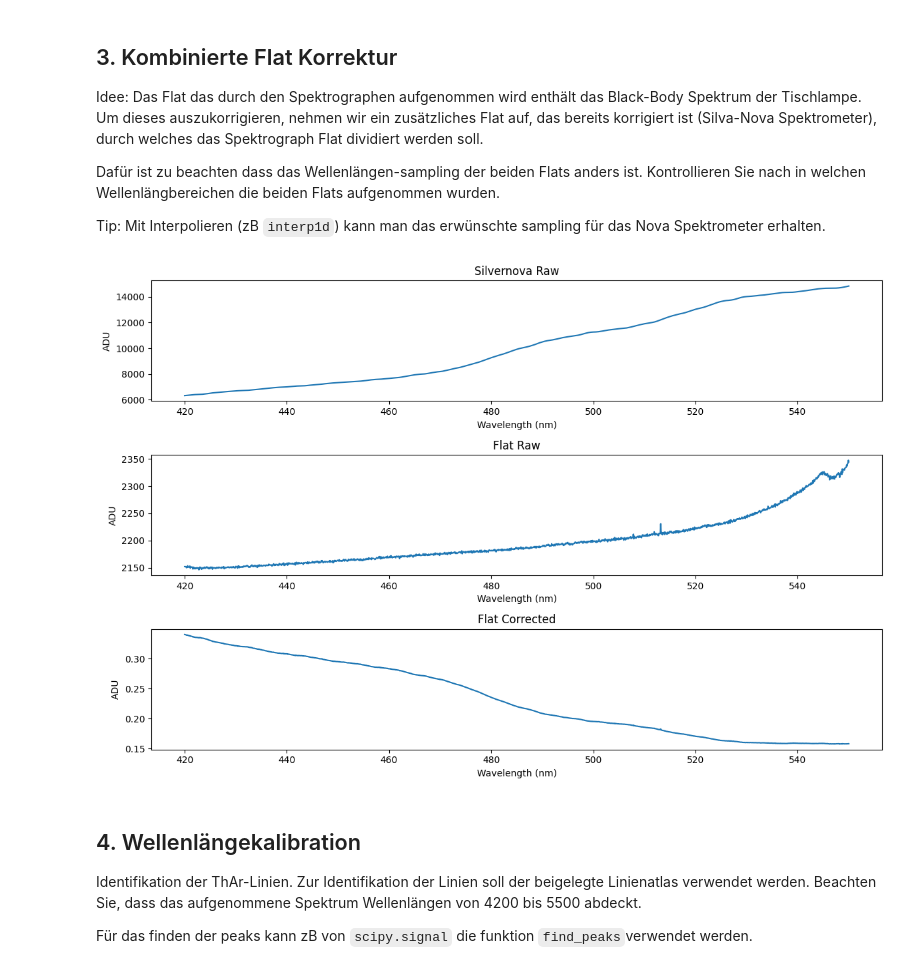
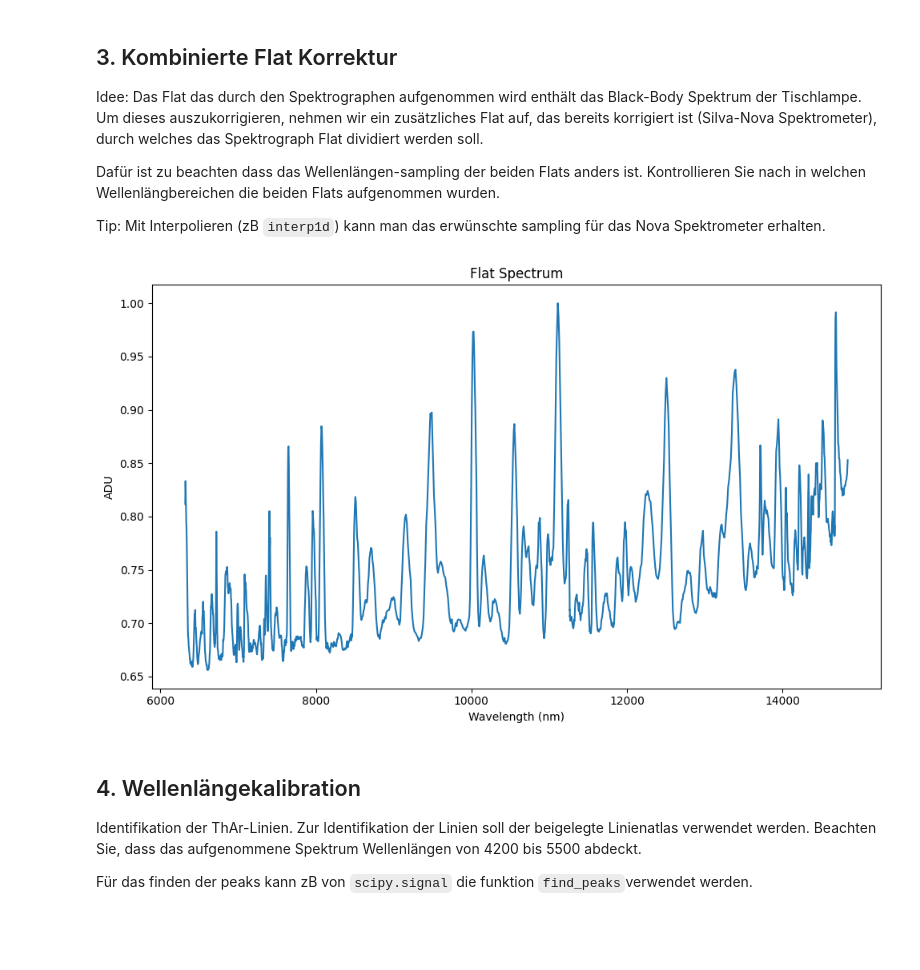
Before and after one commit to B0whunt3r21/AstroPrak, a Jupyter notebook: SolarSpectrum/Auswertungshilfe.ipynb, the cells around one changed output. Saved outputs shown, nothing was run; the diff lists cells and outputs as text; code cells hidden in the pictures; blank space fills up the shorter version.

```diff
--- a/SolarSpectrum/Auswertungshilfe.ipynb
+++ b/SolarSpectrum/Auswertungshilfe.ipynb
@@ -97,16 +98,21 @@ cutoutFilter_I = Filters['Filter'][1][780:990, 350:410]
 filterI = np.nanmedian(cutoutFilter_I, axis=0)
 
 #Cutout Spectra
-cutoutSunSpect = sunThArFrame[350:410, :]
+cutoutSunSpect = sunThArFrame[420:550, :]
 sunSpect = np.nanmedian(cutoutSunSpect, axis=0)
-cutoutThArSpect = sunThArFrame[510:570, :]
+cutoutThArSpect = sunThArFrame[600:670, :]
 ThArSpect = np.nanmedian(cutoutThArSpect, axis=0)
-cutoutFlatSpect = flatFrame[350:410, :]
+cutoutFlatSpect = flatFrame[420:550, :]
 flatSpect = np.nanmedian(cutoutFlatSpect, axis=0)
 
 
 '''# Speichern als FITS-Tabelle
-from astropy.table import Table
-table = Table(data=[np.arange(len(spectrum_flat)), spectrum_flat], names=["Pixel", "Flux (ADU)"])
-table.write("/path/to/table.fits")'''
+table = Table(data=[np.arange(len(biasFrame)), biasFrame], names=["Pixel", "Flux (ADU)"])
+table.write(ROOT+PATH+"biasStack.fits")
+table = Table(data=[np.arange(len(darkFrame)), darkFrame], names=["Pixel", "Flux (ADU)"])
+table.write(ROOT+PATH+"darkStack.fits")
+table = Table(data=[np.arange(len(flatFrame)), flatFrame], names=["Pixel", "Flux (ADU)"])
+table.write(ROOT+PATH+"flatStack.fits")
+table = Table(data=[np.arange(len(sunThArFrame)), sunThArFrame], names=["Pixel", "Flux (ADU)"])
+table.write(ROOT+PATH+"sunThArStack.fits")'''
 # %% [output]
@@ -122,33 +128,24 @@ Tip: Mit Interpolieren (zB `interp1d`) kann man das erwünschte sampling für da
 # %%
 refFlat = pd.read_csv(ROOT+PATH+"silvernova.SSM", delim_whitespace=True, names=['Wavelength', 'ADU'], skiprows=1)
 refFlat = refFlat.loc[(420 <= refFlat['Wavelength']) & (refFlat['Wavelength'] <= 550), ['Wavelength', 'ADU']]
 
-#h = (flatSpect.max()-flatSpect.min())/(len(flatSpect)-1)
 xAxis = np.linspace(420, 550, len(flatSpect))
 
+flatSpectNorm = np.divide(flatSpect, np.max(flatSpect))
+
 refInterpol = interp1d(refFlat['Wavelength'], refFlat['ADU'])
-flatCorrected = np.divide(flatSpect, refInterpol(xAxis))
+flatInterp = refInterpol(xAxis)
 
-fig, ax = plt.subplots(3, 1, figsize=(12, 8))
-ax[0].plot(refFlat['Wavelength'], refFlat['ADU'])
-ax[0].set_xlabel('Wavelength (nm)')
-ax[0].set_ylabel('ADU')
-ax[0].set_title('Silvernova Raw')
-
-ax[1].plot(xAxis, flatSpect)
-ax[1].set_xlabel('Wavelength (nm)')
-ax[1].set_ylabel('ADU')
-ax[1].set_title('Flat Raw')
-
-ax[2].plot(xAxis, flatCorrected)
-ax[2].set_xlabel('Wavelength (nm)')
-ax[2].set_ylabel('ADU')
-ax[2].set_title('Flat Corrected')
+fig, ax = plt.subplots(1, 1, figsize=(10, 6))
+ax.plot(flatInterp, flatSpectNorm)
+ax.set_xlabel('Wavelength (nm)')
+ax.set_ylabel('ADU')
+ax.set_title('Flat Spectrum')
 
 plt.tight_layout()
 plt.show()
 # %% [output]
-[figure, old version]
+[figure, new version]
 # %% [markdown]
 ## 4. Wellenlängekalibration
 Identifikation der ThAr-Linien. Zur Identifikation der Linien soll der beigelegte Linienatlas verwendet werden. Beachten Sie, dass das aufgenommene Spektrum Wellenlängen von 4200 bis 5500 abdeckt.
```
Also changed, not shown: parts of 4 cells of this notebook.
